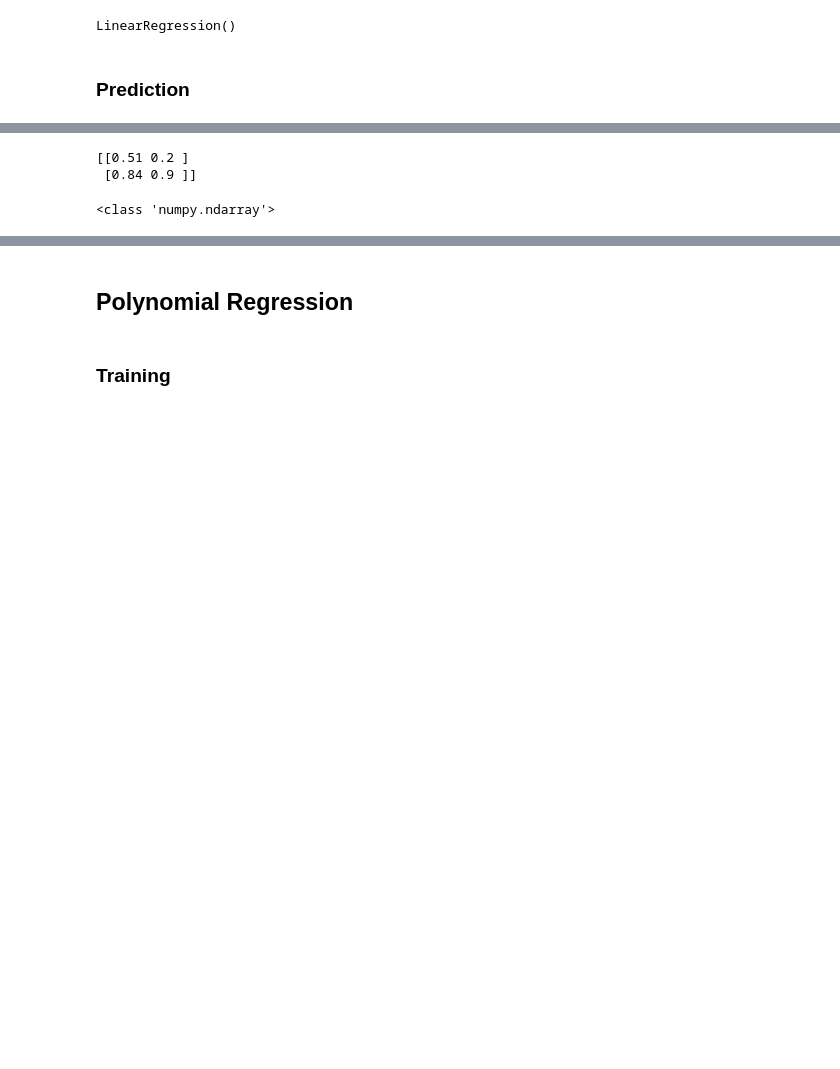
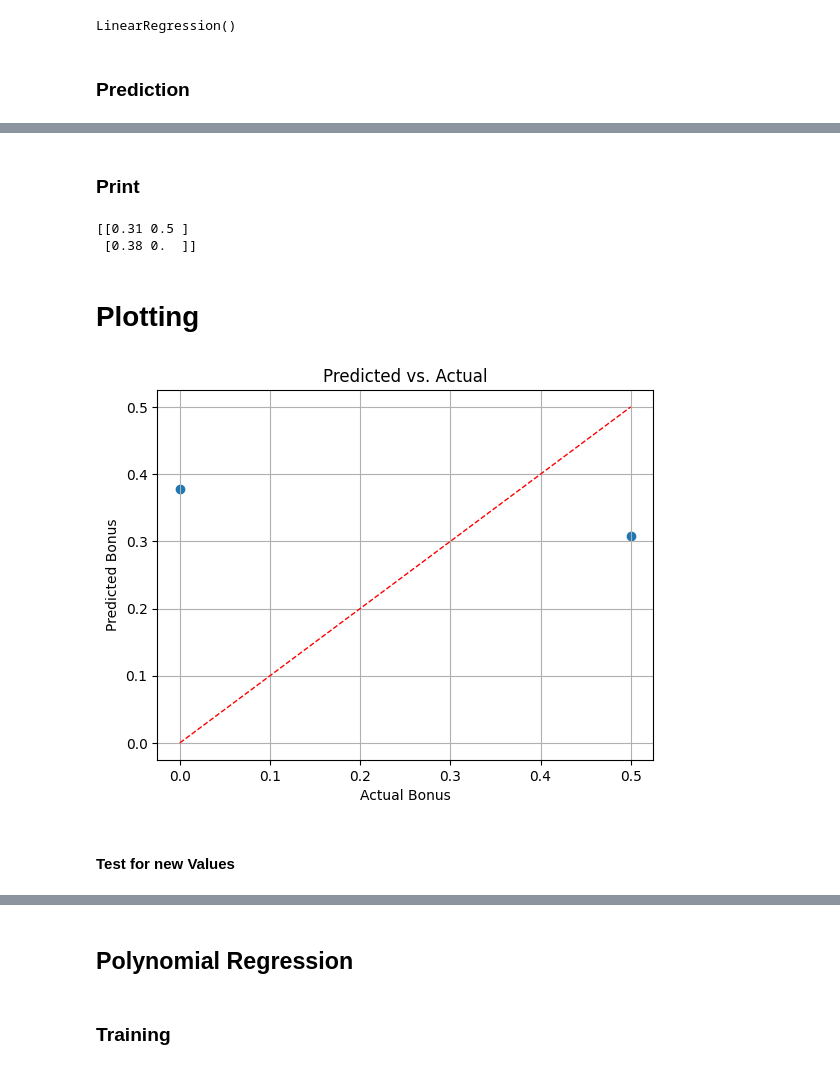
Before and after one commit to skossel/machineLearning, a Jupyter notebook: lernendenvortrag/predict_bonus.ipynb, the cells around one changed output, grey strips where cells are left out. Drawn from its saved outputs; the diff is of its cells as text; code cells hidden in the pictures; blank space fills up the shorter version.

Commit message:
add prediction of multiple linear regression, remove type casting

```diff
--- a/lernendenvortrag/predict_bonus.ipynb
+++ b/lernendenvortrag/predict_bonus.ipynb
@@ -48,7 +73,9 @@ Name: Bonus, dtype: float64
 from sklearn.compose import ColumnTransformer
 from sklearn.preprocessing import OneHotEncoder
 import numpy as np
-ct = ColumnTransformer(transformers=[('encoder', OneHotEncoder(), list(range(7)))], remainder='passthrough')
+ct = ColumnTransformer(
+    transformers=[('encoder', OneHotEncoder(drop='first'), list(range(7)))],
+    remainder='passthrough')
 X = np.array(ct.fit_transform(X))
 # %%
 print('Matrix of features: \n' + str(X))
@@ -107,10 +136,17 @@ Name: Bonus, dtype: float64
 ## Feature Scaling
 # %%
 from sklearn.preprocessing import StandardScaler
+startIndex = 10
 sc = StandardScaler()
-# erste ab index 7
-X_train[:, 17:] = sc.fit_transform(X_train[:, 17:])
-X_test[:, 17:] = sc.transform(X_test[:, 17:])
+X_train[:, startIndex:] = sc.fit_transform(X_train[:, startIndex:])
+X_test[:, startIndex:] = sc.transform(X_test[:, startIndex:])
 # %%
+import numpy as np
+
+X_train = X_train.astype(np.float64)
+X_test  = X_test .astype(np.float64)
+
+np.set_printoptions(precision=2, suppress=True)
+
 print(X_train)
 # %% [output]
@@ -140,6 +186,6 @@ print(X_test)
 # %% [markdown]
 ### Training
 # %%
-from sklearn.linear_model import LinearRegression
-regressor = LinearRegression()
-regressor.fit(X_train, y_train)
+# from sklearn.linear_model import LinearRegression
+# regressor = LinearRegression()
+# regressor.fit(X_train, y_train)
@@ -180,16 +214,42 @@ print(type(y_test))
 # %%
-import numpy as np
-
-# wandelt Pandas Series zu np array um, da numpy dies erwartet
-y_test_arr = y_test.to_numpy()
-
 y_pred = regressor.predict(X_test)
-np.set_printoptions(precision=2)
-print(np.concatenate((y_pred.reshape(len(y_pred), 1), y_test_arr.reshape(len(y_test), 1)), axis=1))
-# %% [output]
-[[0.51 0.2 ]
- [0.84 0.9 ]]
-# %%
-print(type(y_test_arr))
-# %% [output]
-<class 'numpy.ndarray'>
+# %% [markdown]
+### Print
+# %%
+import numpy as np
+print(
+    np.concatenate(
+        (y_pred.reshape(len(y_pred), 1),
+         y_test.reshape(len(y_test ), 1)),
+        axis=1
+    )
+)
+# %% [output]
+[[0.31 0.5 ]
+ [0.38 0.  ]]
+# %% [markdown]
+# Plotting
+# %%
+import matplotlib.pyplot as plt
+import numpy as np
+
+# Angenommen, du hast beides schon berechnet:
+# y_test = np.array([...])
+# y_pred = np.array([...])
+
+plt.figure()
+plt.scatter(y_test, y_pred, marker='o')
+# Ideallinie y = x
+min_val = np.min([y_test.min(), y_pred.min()])
+max_val = np.max([y_test.max(), y_pred.max()])
+plt.plot([min_val, max_val], [min_val, max_val], 'r--', linewidth=1)
+
+plt.xlabel('Actual Bonus')
+plt.ylabel('Predicted Bonus')
+plt.title('Predicted vs. Actual')
+plt.grid(True)
+plt.show()
+# %% [output]
+[figure, added]
+# %% [markdown]
+#### Test for new Values
```
Also changed, not shown: parts of 25 cells of this notebook, 6 other files.
